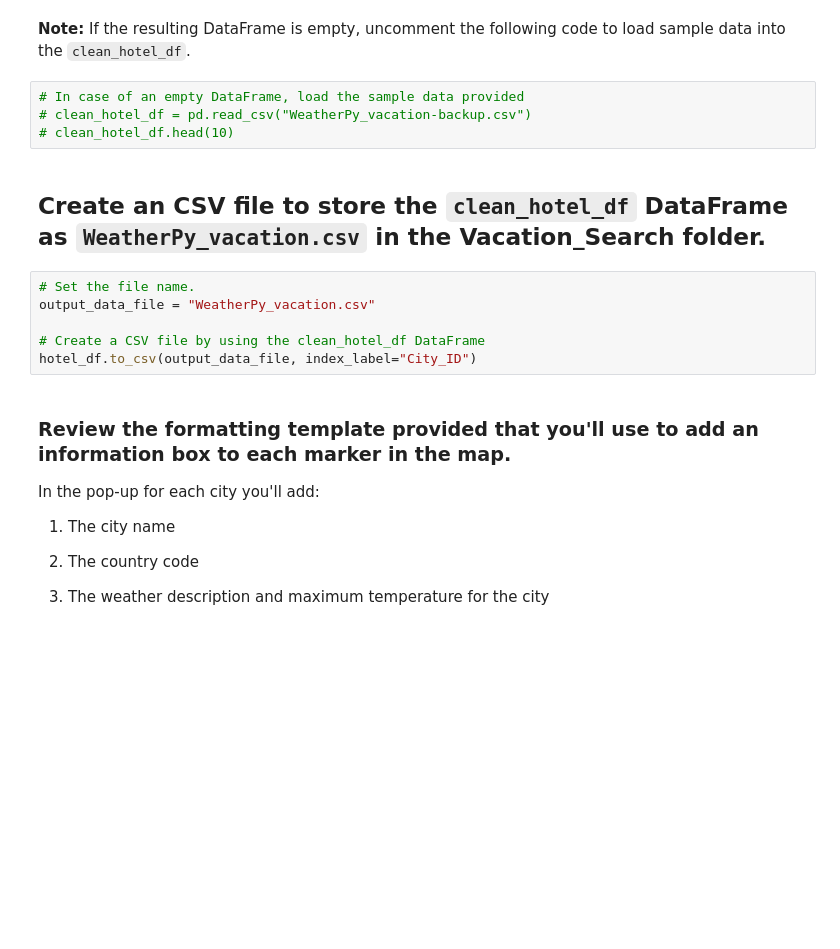
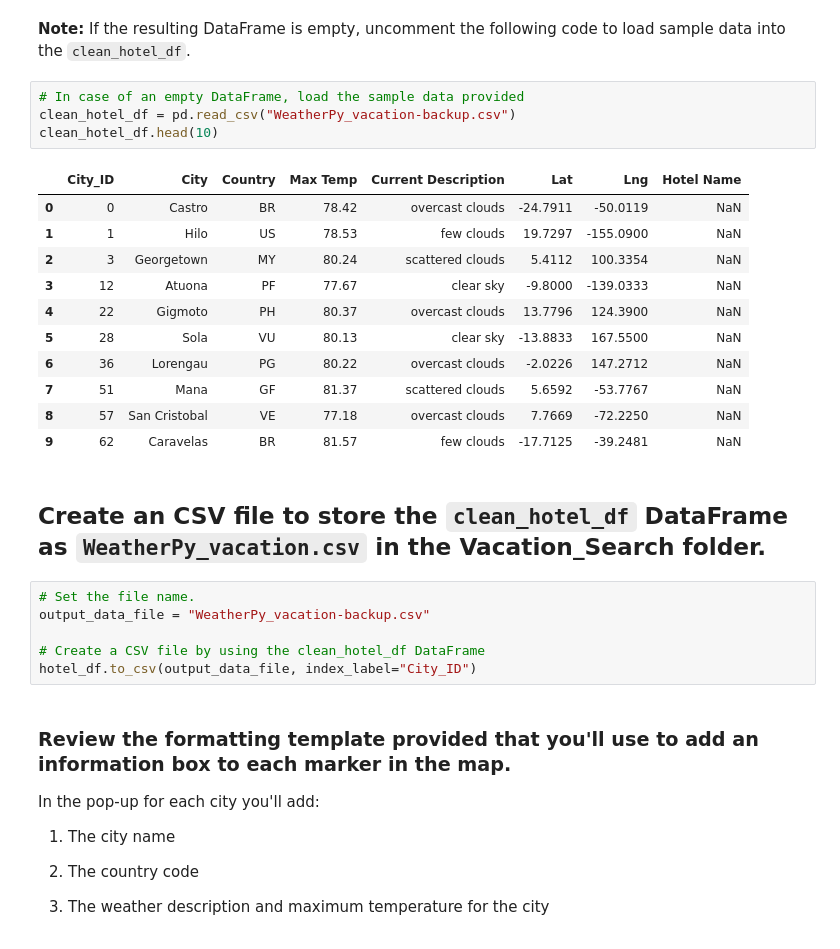
Before and after one commit to dbrashears63/World_Weather_Analysis, a Jupyter notebook: Vacation_Search_starter_code.ipynb, the cells around one changed output. Saved outputs shown, nothing was run; the diff lists cells and outputs as text; blank space fills up the shorter version.

```diff
--- a/Vacation_Search_starter_code.ipynb
+++ b/Vacation_Search_starter_code.ipynb
@@ -246,13 +263,25 @@ clean_hotel_df.head(10)
 **Note:** If the resulting DataFrame is empty, uncomment the following code to load sample data into the `clean_hotel_df`.
 # %%
 # In case of an empty DataFrame, load the sample data provided
-# clean_hotel_df = pd.read_csv("WeatherPy_vacation-backup.csv")
-# clean_hotel_df.head(10)
+clean_hotel_df = pd.read_csv("WeatherPy_vacation-backup.csv")
+clean_hotel_df.head(10)
+# %% [output]
+|  | City_ID | City | Country | Max Temp | Current Description | Lat | Lng | Hotel Name |
+| 0 | 0 | Castro | BR | 78.42 | overcast clouds | -24.7911 | -50.0119 | NaN |
+| 1 | 1 | Hilo | US | 78.53 | few clouds | 19.7297 | -155.0900 | NaN |
+| 2 | 3 | Georgetown | MY | 80.24 | scattered clouds | 5.4112 | 100.3354 | NaN |
+| 3 | 12 | Atuona | PF | 77.67 | clear sky | -9.8000 | -139.0333 | NaN |
+| 4 | 22 | Gigmoto | PH | 80.37 | overcast clouds | 13.7796 | 124.3900 | NaN |
+| 5 | 28 | Sola | VU | 80.13 | clear sky | -13.8833 | 167.5500 | NaN |
+| 6 | 36 | Lorengau | PG | 80.22 | overcast clouds | -2.0226 | 147.2712 | NaN |
+| 7 | 51 | Mana | GF | 81.37 | scattered clouds | 5.6592 | -53.7767 | NaN |
+| 8 | 57 | San Cristobal | VE | 77.18 | overcast clouds | 7.7669 | -72.2250 | NaN |
+| 9 | 62 | Caravelas | BR | 81.57 | few clouds | -17.7125 | -39.2481 | NaN |
 # %% [markdown]
 ## Create an CSV file to store the `clean_hotel_df` DataFrame as `WeatherPy_vacation.csv` in the Vacation_Search folder.
 # %%
 # Set the file name.
-output_data_file = "WeatherPy_vacation.csv"
+output_data_file = "WeatherPy_vacation-backup.csv"
 
 # Create a CSV file by using the clean_hotel_df DataFrame
 hotel_df.to_csv(output_data_file, index_label="City_ID")
```
Also changed, not shown: parts of 12 cells of this notebook.
